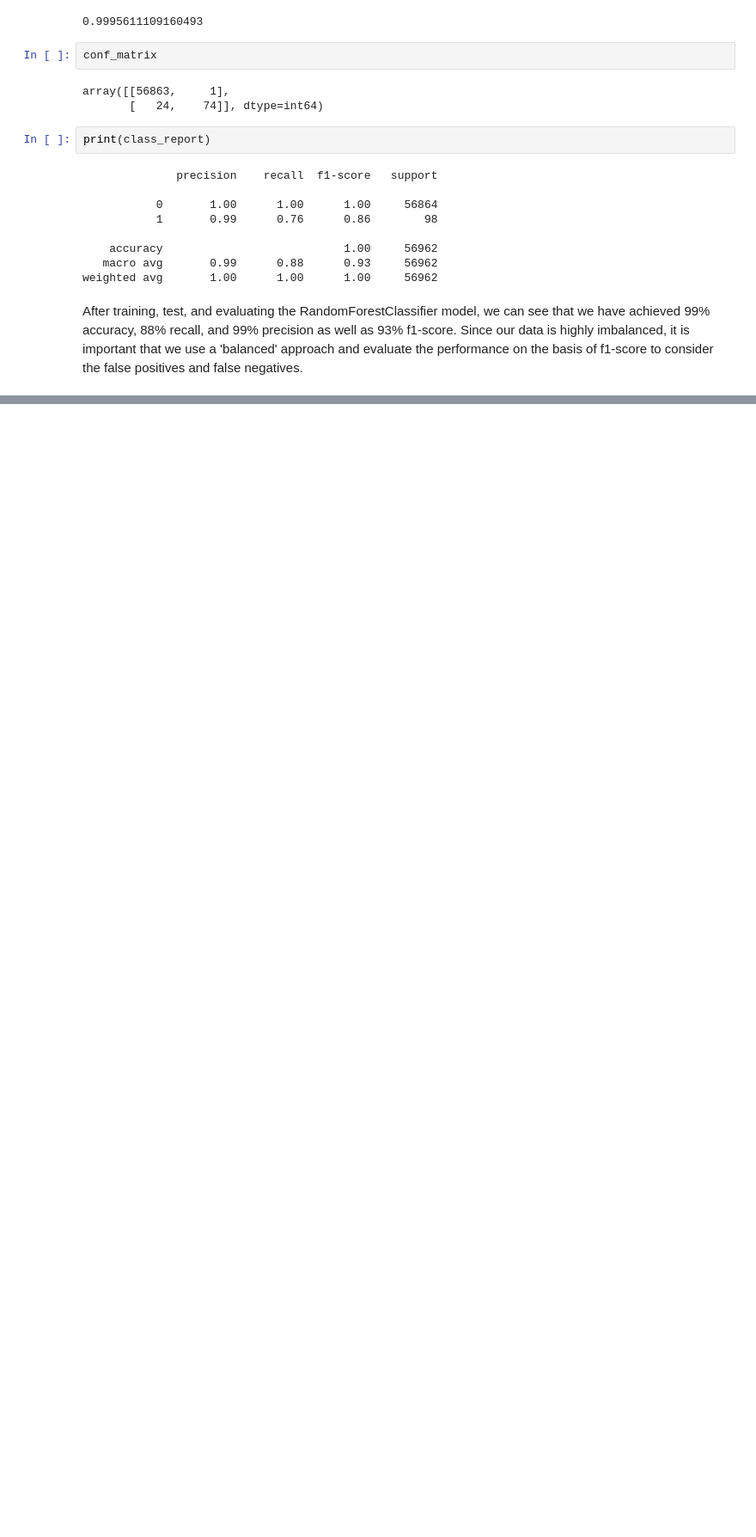
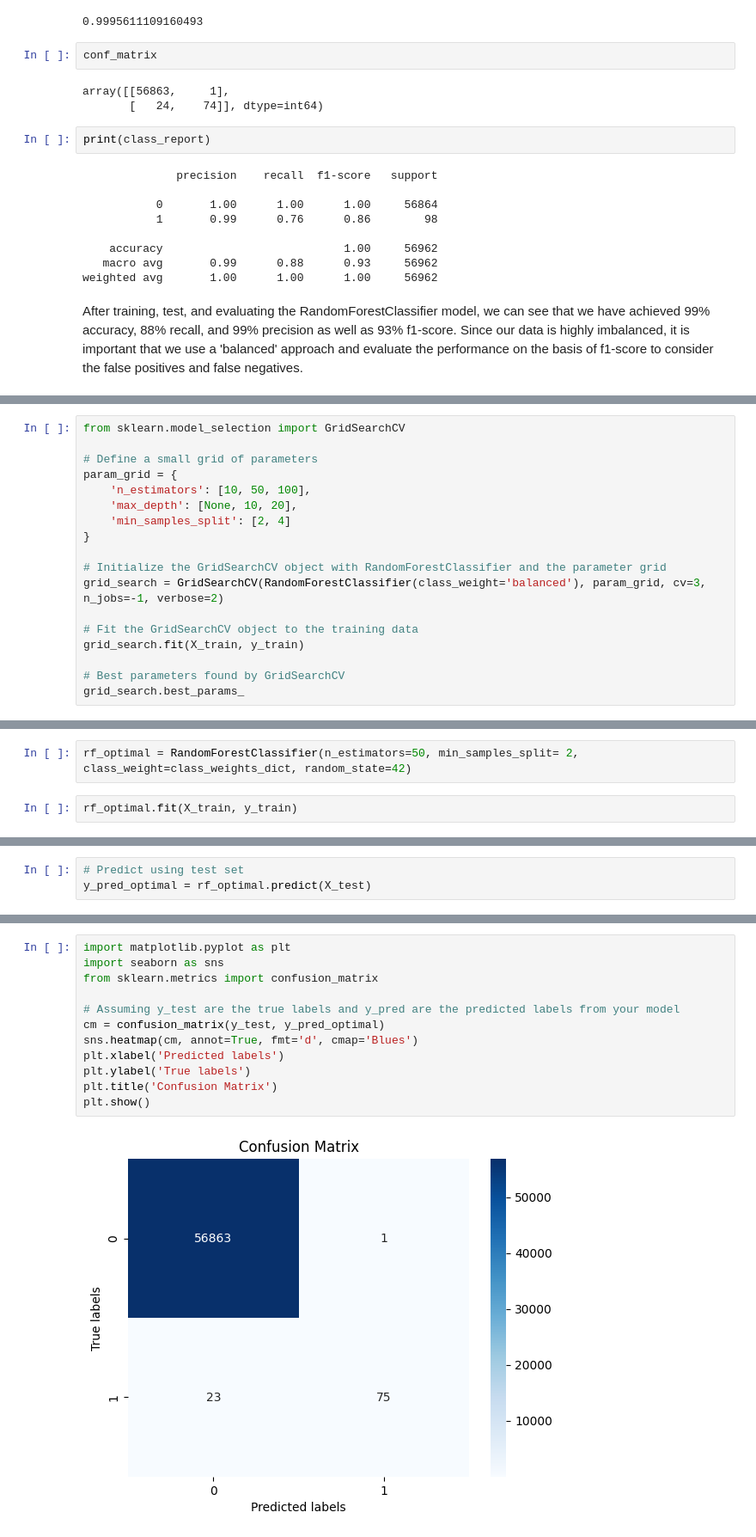
Before and after one commit to ankitajaswal/CODSOFT, a Jupyter notebook: Task 3/Testbench3.ipynb, the cells around one changed output, grey strips where cells are left out. Shown at 86% size. Drawn from its saved outputs; the diff is of its cells as text; blank space fills up the shorter version.

Commit message:
final task submission, results for RF classifier

```diff
--- a/Task 3/Testbench3.ipynb
+++ b/Task 3/Testbench3.ipynb
@@ -121,0 +124,18 @@ After training, test, and evaluating the RandomForestClassifier model, we can se
+# %%
+from sklearn.model_selection import GridSearchCV
+
+# Define a small grid of parameters
+param_grid = {
+    'n_estimators': [10, 50, 100],
+    'max_depth': [None, 10, 20],
+    'min_samples_split': [2, 4]
+}
+
+# Initialize the GridSearchCV object with RandomForestClassifier and the parameter grid
+grid_search = GridSearchCV(RandomForestClassifier(class_weight='balanced'), param_grid, cv=3, n_jobs=-1, verbose=2)
+
+# Fit the GridSearchCV object to the training data
+grid_search.fit(X_train, y_train)
+
+# Best parameters found by GridSearchCV
+grid_search.best_params_
@@ -121,0 +147,4 @@ After training, test, and evaluating the RandomForestClassifier model, we can se
+# %%
+rf_optimal = RandomForestClassifier(n_estimators=50, min_samples_split= 2, class_weight=class_weights_dict, random_state=42)
+# %%
+rf_optimal.fit(X_train, y_train)
@@ -121,0 +155,3 @@ After training, test, and evaluating the RandomForestClassifier model, we can se
+# %%
+# Predict using test set
+y_pred_optimal = rf_optimal.predict(X_test)
@@ -121,0 +185,14 @@ After training, test, and evaluating the RandomForestClassifier model, we can se
+# %%
+import matplotlib.pyplot as plt
+import seaborn as sns
+from sklearn.metrics import confusion_matrix
+
+# Assuming y_test are the true labels and y_pred are the predicted labels from your model
+cm = confusion_matrix(y_test, y_pred_optimal)
+sns.heatmap(cm, annot=True, fmt='d', cmap='Blues')
+plt.xlabel('Predicted labels')
+plt.ylabel('True labels')
+plt.title('Confusion Matrix')
+plt.show()
+# %% [output]
+[figure, added]
```
Also changed, not shown: parts of 13 cells of this notebook, 3 other files.
